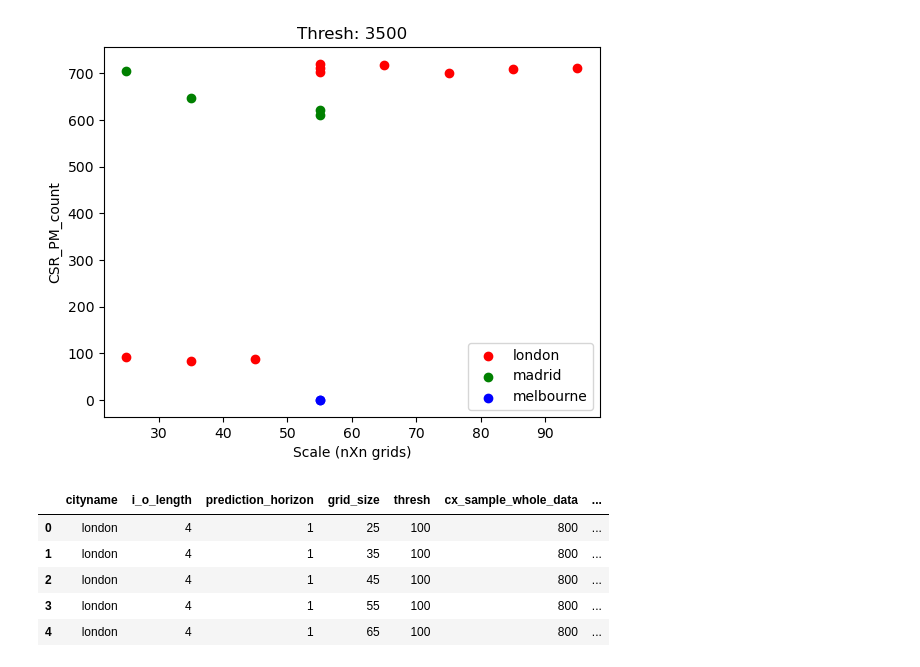
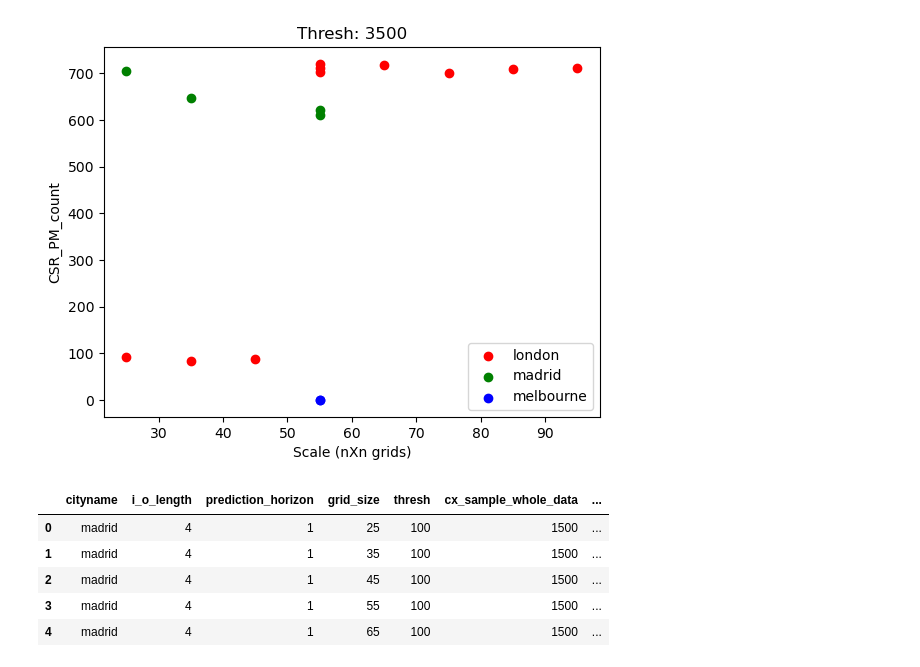
Before and after one commit to mie-lab/Complexity-Aware-Traffic-Prediction, a Jupyter notebook: exploration/CATP/plotting/analyse_PM_back_to_basics.ipynb, the cells around one changed output. Cells and saved outputs as stored; diff of their text form; code cells hidden in the pictures.

```diff
--- a/exploration/CATP/plotting/analyse_PM_back_to_basics.ipynb
+++ b/exploration/CATP/plotting/analyse_PM_back_to_basics.ipynb
@@ -84,16 +86,16 @@ for thresh in [100, 200, 400, 600, 800, 1100, 1300, 1500, 2000, 2500, 3000, 3500
 [figure]
 # %%
 import pandas as pd
-df = pd.read_csv("PM_scales_london_processed_exp.csv")
+df = pd.read_csv("PM_scales_all_cities_exp.csv")
 
 city_color = {"london" : "red",
              "melbourne": "blue",
              "madrid": "green"}
 df.head()
 # %% [output]
 |  | cityname | i_o_length | prediction_horizon | grid_size | thresh | cx_sample_whole_data | ... |
-| 0 | london | 4 | 1 | 25 | 100 | 800 | ... |
-| 1 | london | 4 | 1 | 35 | 100 | 800 | ... |
-| 2 | london | 4 | 1 | 45 | 100 | 800 | ... |
-| 3 | london | 4 | 1 | 55 | 100 | 800 | ... |
-| 4 | london | 4 | 1 | 65 | 100 | 800 | ... |
+| 0 | madrid | 4 | 1 | 25 | 100 | 1500 | ... |
+| 1 | madrid | 4 | 1 | 35 | 100 | 1500 | ... |
+| 2 | madrid | 4 | 1 | 45 | 100 | 1500 | ... |
+| 3 | madrid | 4 | 1 | 55 | 100 | 1500 | ... |
+| 4 | madrid | 4 | 1 | 65 | 100 | 1500 | ... |
```
Also changed, not shown: parts of 7 cells of this notebook, 40 other files.
